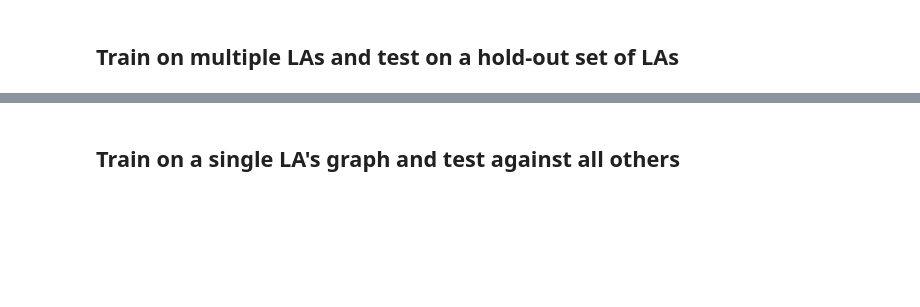
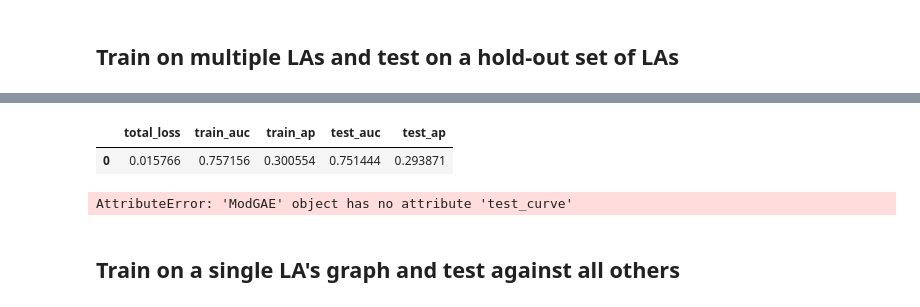
Before and after one commit to wilsoncwc/predicting-choice, a Jupyter notebook: predicting-roads.ipynb, the cells around one changed output, grey strips where cells are left out. Cells and saved outputs as stored; diff of their text form; code cells hidden in the pictures; blank space fills up the shorter version.

Commit message:
Implement GAIN

```diff
--- a/predicting-roads.ipynb
+++ b/predicting-roads.ipynb
@@ -33,34 +32,28 @@ SSx metrics of 346 local authorities retrieved
 # %% [markdown]
 ## Train on multiple LAs and test on a hold-out set of LAs
 # %%
-dataset = torch.load(f'{dataset_root}/ssx_dataset.pt')
+dataset_conn = torch.load(f'{dataset_root}/ssx_dataset_connected.pt')
 
-proc_args = {
-    'include_feats': rank_fields,
-    'add_deg_feats': False
-}
-dict_res = {}
-for model_type in ['gcn', 'gat']:
-    for model_args in [
-    {
-        'out_channels': 20,
+for model_type in ['gin', 'gain']:
+    model_args = {
+        'out_channels': 10,
         'model_type': model_type,
         'num_layers': 2,
-    },
-    {
-        'out_channels': 10,
-        'model_type': model_type,
-        'jk': 'cat',
-        'num_layers': 2,
-    }]:
-        models, results = run(dataset,
-                            proc_args,
-                            model_args,
-                            num_iter=3,
-                            lr=0.01,
-                            epochs=500,
-                            output_tb=False,
-                            save_best_model=False)
-        dict_res[(model_type, model_args['out_channels'])] = models, results
+        'distmult': True
+    }
+    proc_args = {
+        'include_feats': ['integration2kmrank', 'integration10kmrank'],
+        'add_deg_feats': False
+    }
+    print(f'Testing {model_type}')
+    models, results = run(dataset_conn,
+                        proc_args,
+                        model_args,
+                        num_iter=3,
+                        lr=0.01,
+                        epochs=20,
+                        schedule_lr=False,
+                        output_tb=False,
+                        save_best_model=False)
 # torch.save(dict_res, './run_results_16_04_22.pt')
 # %% [output]
@@ -84,3 +72,6 @@ Epoch 500 (1.90s/epoch): Train AUC: 0.8150, Train AP: 0.3811,Test AUC: 0.8104, T
+|  | total_loss | train_auc | train_ap | test_auc | test_ap |
+| 0 | 0.015766 | 0.757156 | 0.300554 | 0.751444 | 0.293871 |
+AttributeError: 'ModGAE' object has no attribute 'test_curve'
 # %% [markdown]
 ## Train on a single LA's graph and test against all others
 # %%
```
Also changed, not shown: parts of 5 cells of this notebook, 12 other files.
